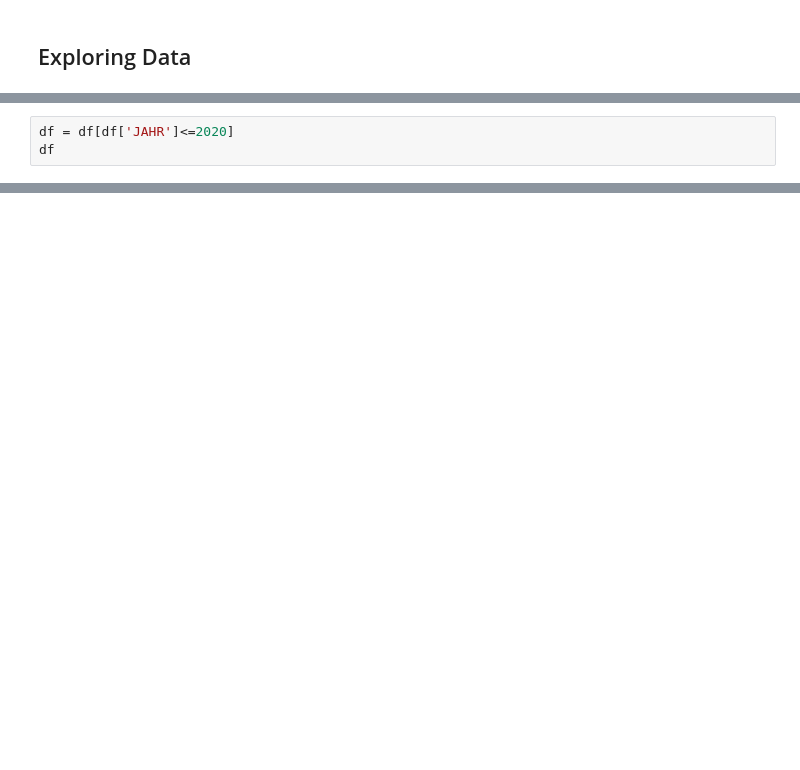
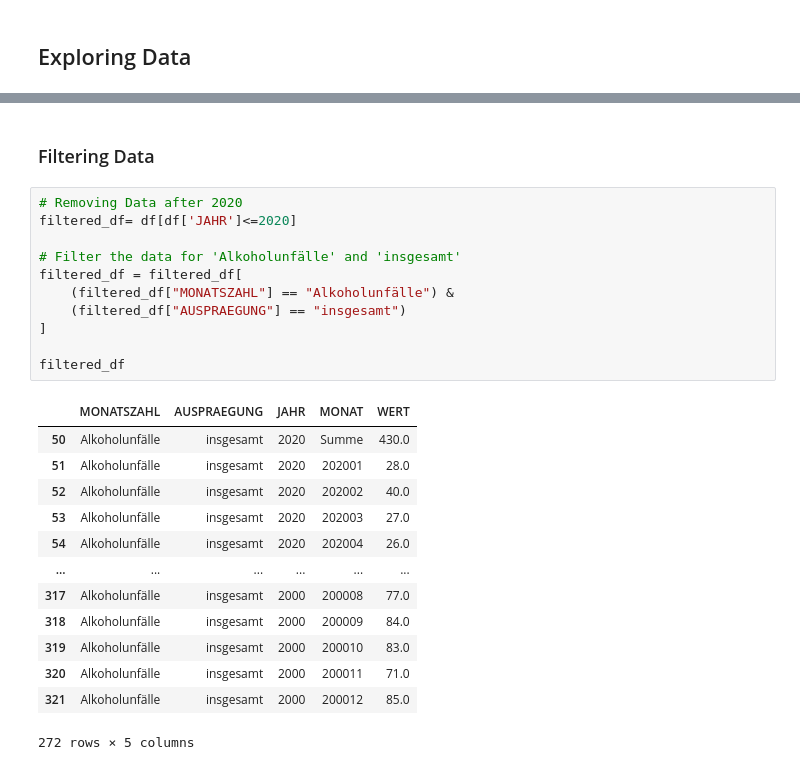
Before and after one commit to nullHawk/dps-munich-ai-challenge, a Jupyter notebook: notebook.ipynb, the cells around one changed output, grey strips where cells are left out. Drawn from its saved outputs; the diff is of its cells as text; blank space fills up the shorter version.

```diff
--- a/notebook.ipynb
+++ b/notebook.ipynb
@@ -26,3 +33,0 @@ df.head()
-# %%
-df = df[df['JAHR']<=2020]
-df
@@ -42,0 +34,27 @@ df
+# %% [markdown]
+### Filtering Data
+# %%
+# Removing Data after 2020
+filtered_df= df[df['JAHR']<=2020]
+
+# Filter the data for 'Alkoholunfälle' and 'insgesamt'
+filtered_df = filtered_df[
+    (filtered_df["MONATSZAHL"] == "Alkoholunfälle") &
+    (filtered_df["AUSPRAEGUNG"] == "insgesamt")
+]
+
+filtered_df
+# %% [output]
+|  | MONATSZAHL | AUSPRAEGUNG | JAHR | MONAT | WERT |
+| 50 | Alkoholunfälle | insgesamt | 2020 | Summe | 430.0 |
+| 51 | Alkoholunfälle | insgesamt | 2020 | 202001 | 28.0 |
+| 52 | Alkoholunfälle | insgesamt | 2020 | 202002 | 40.0 |
+| 53 | Alkoholunfälle | insgesamt | 2020 | 202003 | 27.0 |
+| 54 | Alkoholunfälle | insgesamt | 2020 | 202004 | 26.0 |
+| ... | ... | ... | ... | ... | ... |
+| 317 | Alkoholunfälle | insgesamt | 2000 | 200008 | 77.0 |
+| 318 | Alkoholunfälle | insgesamt | 2000 | 200009 | 84.0 |
+| 319 | Alkoholunfälle | insgesamt | 2000 | 200010 | 83.0 |
+| 320 | Alkoholunfälle | insgesamt | 2000 | 200011 | 71.0 |
+| 321 | Alkoholunfälle | insgesamt | 2000 | 200012 | 85.0 |
+272 rows × 5 columns
```
Also changed, not shown: parts of 26 cells of this notebook, 4 other files.
